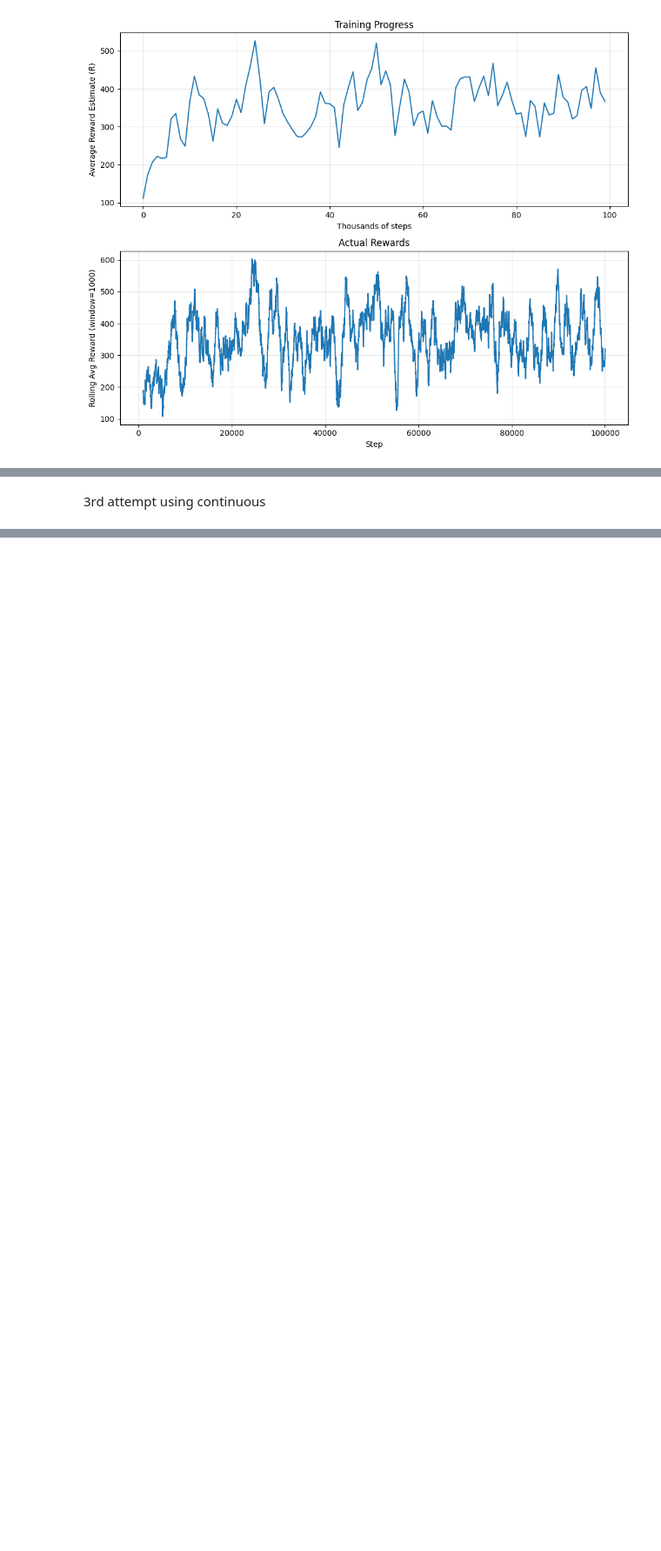
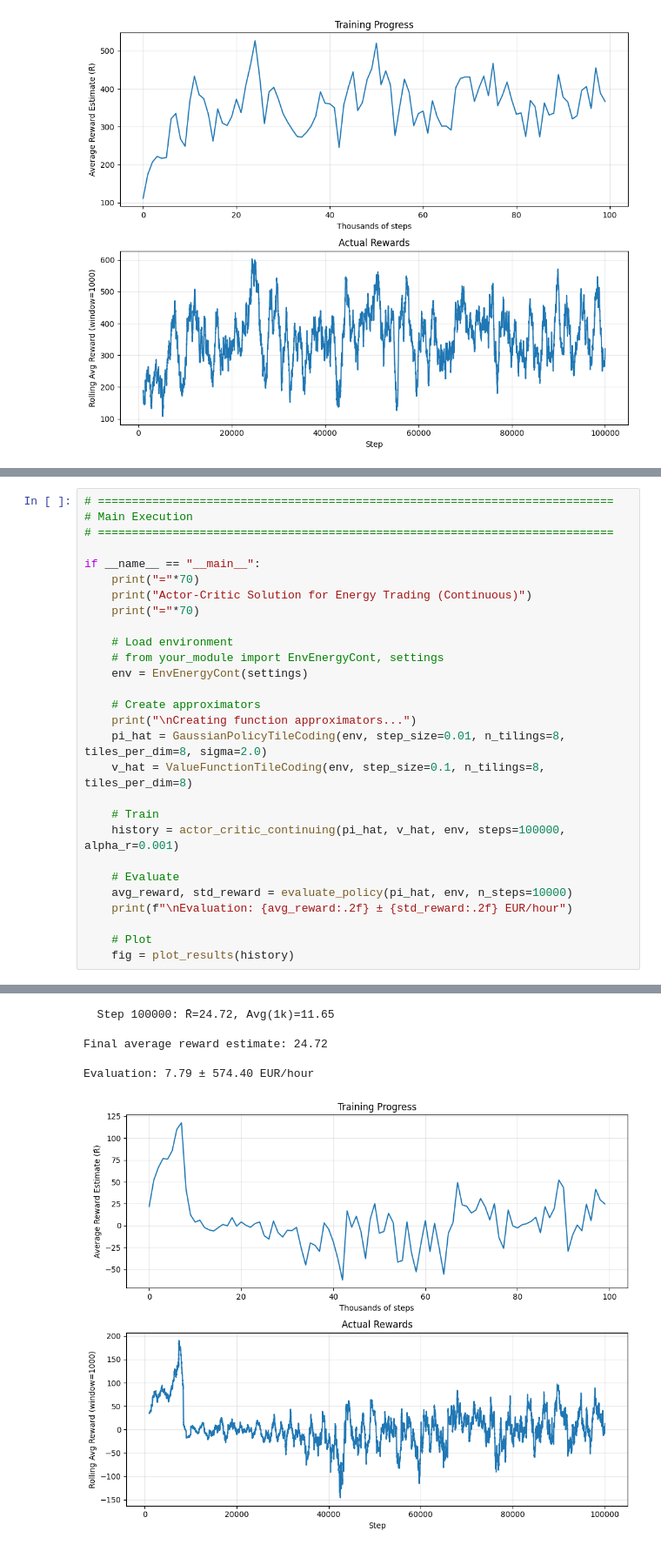
Before and after one commit to Maziger/master-reinforcement-learning, a Jupyter notebook: Notebooks/Project03.ipynb, the cells around one changed output, grey strips where cells are left out. Shown at 87% size. Drawn from its saved outputs; the diff is of its cells as text; blank space fills up the shorter version.

```diff
--- a/Notebooks/Project03.ipynb
+++ b/Notebooks/Project03.ipynb
@@ -1353,2 +1246,29 @@ Step  11000 | R̄= 365.80 | Avg(window)= 449.37
-# %% [markdown]
-3rd attempt using continuous
+# %%
+# ============================================================================
+# Main Execution
+# ============================================================================
+
+if __name__ == "__main__":
+    print("="*70)
+    print("Actor-Critic Solution for Energy Trading (Continuous)")
+    print("="*70)
+
+    # Load environment
+    # from your_module import EnvEnergyCont, settings
+    env = EnvEnergyCont(settings)
+
+    # Create approximators
+    print("\nCreating function approximators...")
+    pi_hat = GaussianPolicyTileCoding(env, step_size=0.01, n_tilings=8, tiles_per_dim=8, sigma=2.0)
+    v_hat = ValueFunctionTileCoding(env, step_size=0.1, n_tilings=8, tiles_per_dim=8)
+
+    # Train
+    history = actor_critic_continuing(pi_hat, v_hat, env, steps=100000, alpha_r=0.001)
+
+    # Evaluate
+    avg_reward, std_reward = evaluate_policy(pi_hat, env, n_steps=10000)
+    print(f"\nEvaluation: {avg_reward:.2f} ± {std_reward:.2f} EUR/hour")
+
+    # Plot
+    fig = plot_results(history)
+# %% [output]
@@ -1354,0 +1292,6 @@ Step  11000 | R̄= 365.80 | Avg(window)= 449.37
+  Step 100000: R̄=24.72, Avg(1k)=11.65
+
+Final average reward estimate: 24.72
+
+Evaluation: 7.79 ± 574.40 EUR/hour
+[figure, added]
```
Also changed, not shown: parts of 12 cells of this notebook.
